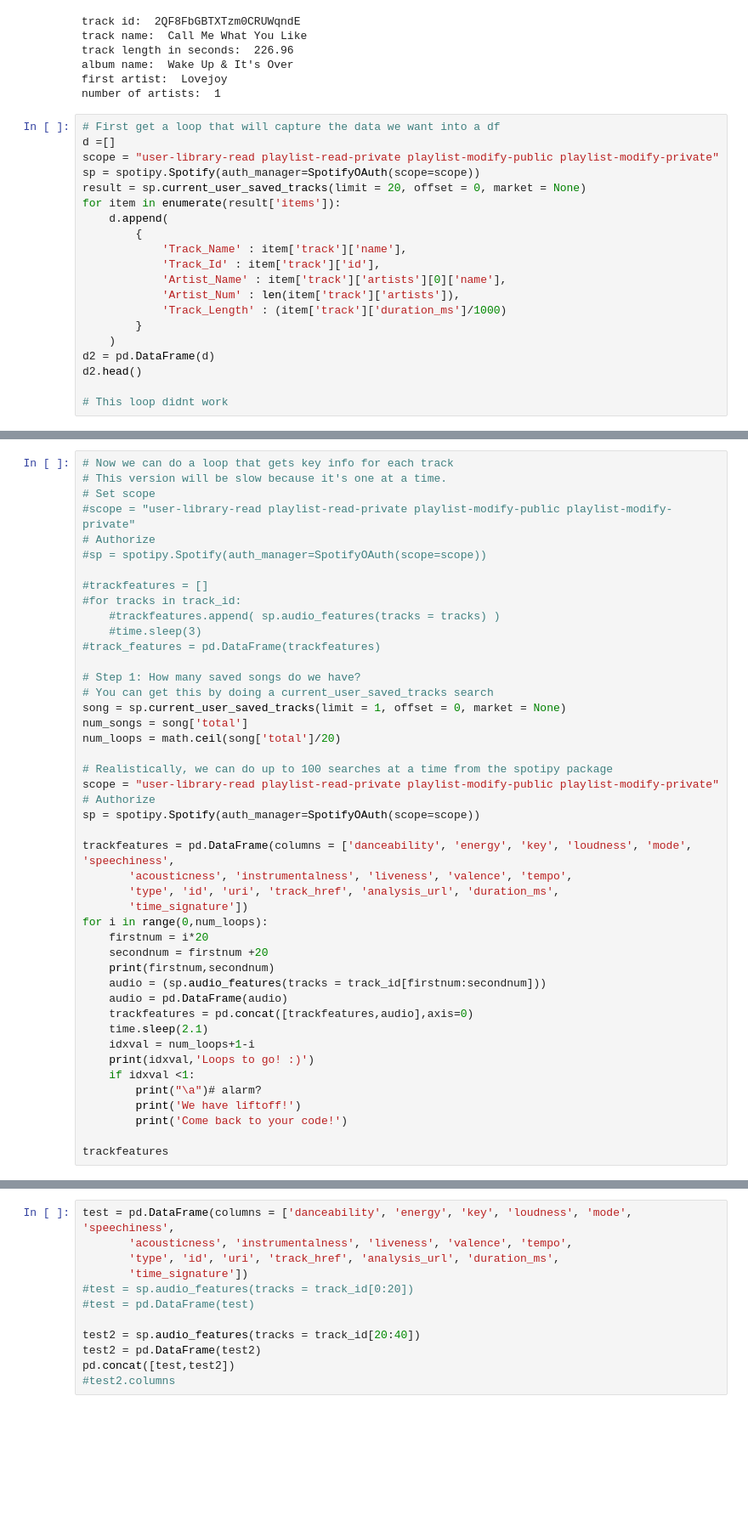
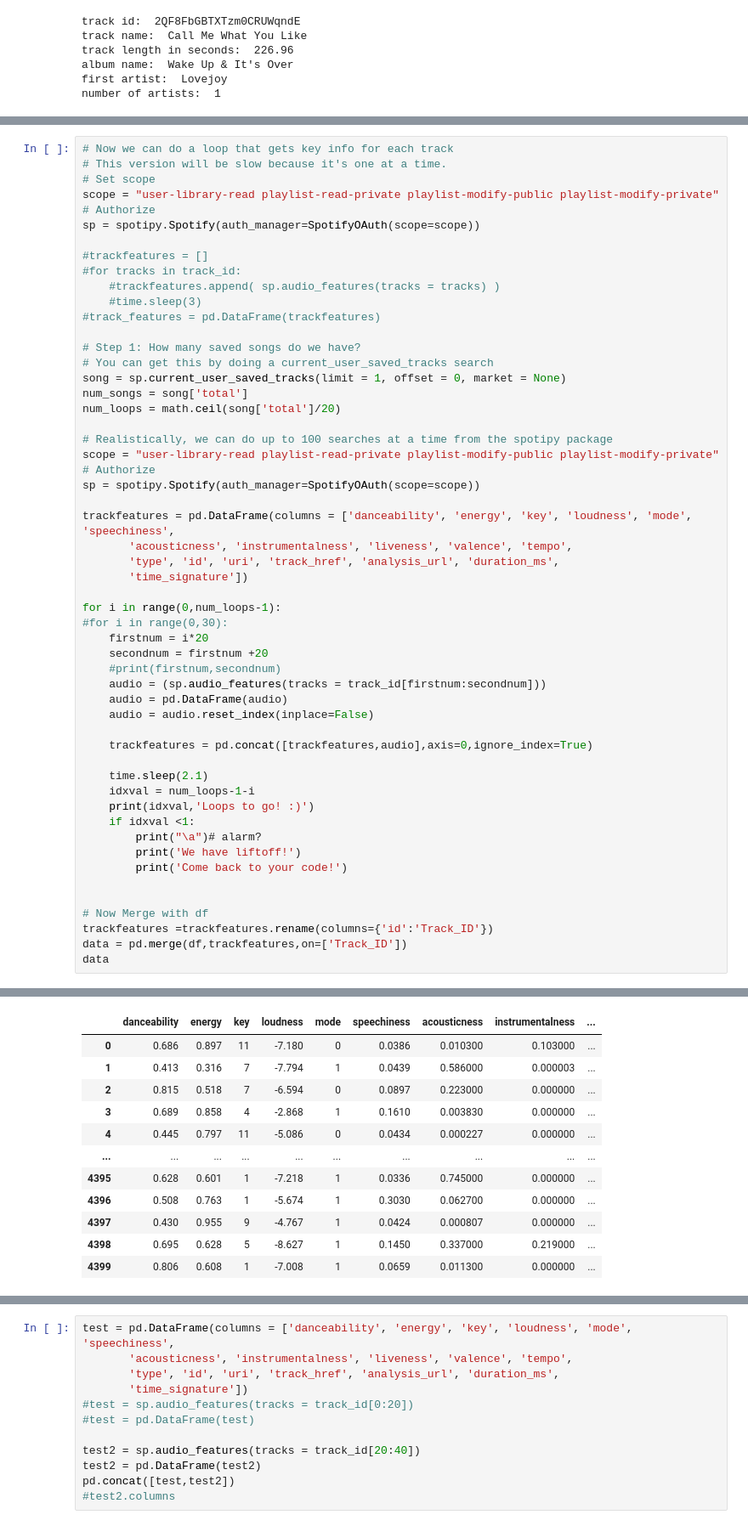
Before and after one commit to gossdante/spotify_repo, a Jupyter notebook: Spotify_Workbook.ipynb, the cells around one changed output, grey strips where cells are left out. Shown at 85% size. Cells and saved outputs as stored; diff of their text form; blank space fills up the shorter version.

Commit message:
Created working loop for all songs & features

```diff
--- a/Spotify_Workbook.ipynb
+++ b/Spotify_Workbook.ipynb
@@ -136,23 +136,3 @@ track length in seconds:  226.96
 album name:  Wake Up & It's Over
 first artist:  Lovejoy
 number of artists:  1
-# %%
-# First get a loop that will capture the data we want into a df
-d =[]
-scope = "user-library-read playlist-read-private playlist-modify-public playlist-modify-private"
-sp = spotipy.Spotify(auth_manager=SpotifyOAuth(scope=scope))
-result = sp.current_user_saved_tracks(limit = 20, offset = 0, market = None)
-for item in enumerate(result['items']):
-    d.append(
-        {
-            'Track_Name' : item['track']['name'],
-            'Track_Id' : item['track']['id'],
-            'Artist_Name' : item['track']['artists'][0]['name'],
-            'Artist_Num' : len(item['track']['artists']),
-            'Track_Length' : (item['track']['duration_ms']/1000)
-        }
-    )
-d2 = pd.DataFrame(d)
-d2.head()
-
-# This loop didnt work
@@ -290,9 +221,9 @@ KeyboardInterrupt:
 # Now we can do a loop that gets key info for each track
 # This version will be slow because it's one at a time.
 # Set scope
-#scope = "user-library-read playlist-read-private playlist-modify-public playlist-modify-private"
+scope = "user-library-read playlist-read-private playlist-modify-public playlist-modify-private"
 # Authorize
-#sp = spotipy.Spotify(auth_manager=SpotifyOAuth(scope=scope))
+sp = spotipy.Spotify(auth_manager=SpotifyOAuth(scope=scope))
 
 #trackfeatures = []
 #for tracks in track_id:
@@ -315,20 +246,29 @@ trackfeatures = pd.DataFrame(columns = ['danceability', 'energy', 'key', 'loudne
        'acousticness', 'instrumentalness', 'liveness', 'valence', 'tempo',
        'type', 'id', 'uri', 'track_href', 'analysis_url', 'duration_ms',
        'time_signature'])
-for i in range(0,num_loops):
+
+for i in range(0,num_loops-1):
+#for i in range(0,30):
     firstnum = i*20
     secondnum = firstnum +20
-    print(firstnum,secondnum)
+    #print(firstnum,secondnum)
     audio = (sp.audio_features(tracks = track_id[firstnum:secondnum]))
     audio = pd.DataFrame(audio)
-    trackfeatures = pd.concat([trackfeatures,audio],axis=0)
+    audio = audio.reset_index(inplace=False)
+
+    trackfeatures = pd.concat([trackfeatures,audio],axis=0,ignore_index=True)
+
     time.sleep(2.1)
-    idxval = num_loops+1-i
+    idxval = num_loops-1-i
     print(idxval,'Loops to go! :)')
     if idxval <1:
         print("\a")# alarm?
         print('We have liftoff!')
         print('Come back to your code!')
 
-trackfeatures
+
+# Now Merge with df
+trackfeatures =trackfeatures.rename(columns={'id':'Track_ID'})
+data = pd.merge(df,trackfeatures,on=['Track_ID'])
+data
 # %% [output]
@@ -351,0 +292,12 @@ trackfeatures
+|  | danceability | energy | key | loudness | mode | speechiness | acousticness | instrumentalness | ... |
+| 0 | 0.686 | 0.897 | 11 | -7.180 | 0 | 0.0386 | 0.010300 | 0.103000 | ... |
+| 1 | 0.413 | 0.316 | 7 | -7.794 | 1 | 0.0439 | 0.586000 | 0.000003 | ... |
+| 2 | 0.815 | 0.518 | 7 | -6.594 | 0 | 0.0897 | 0.223000 | 0.000000 | ... |
+| 3 | 0.689 | 0.858 | 4 | -2.868 | 1 | 0.1610 | 0.003830 | 0.000000 | ... |
+| 4 | 0.445 | 0.797 | 11 | -5.086 | 0 | 0.0434 | 0.000227 | 0.000000 | ... |
+| ... | ... | ... | ... | ... | ... | ... | ... | ... | ... |
+| 4395 | 0.628 | 0.601 | 1 | -7.218 | 1 | 0.0336 | 0.745000 | 0.000000 | ... |
+| 4396 | 0.508 | 0.763 | 1 | -5.674 | 1 | 0.3030 | 0.062700 | 0.000000 | ... |
+| 4397 | 0.430 | 0.955 | 9 | -4.767 | 1 | 0.0424 | 0.000807 | 0.000000 | ... |
+| 4398 | 0.695 | 0.628 | 5 | -8.627 | 1 | 0.1450 | 0.337000 | 0.219000 | ... |
+| 4399 | 0.806 | 0.608 | 1 | -7.008 | 1 | 0.0659 | 0.011300 | 0.000000 | ... |
```
Also changed, not shown: parts of 9 cells of this notebook.
